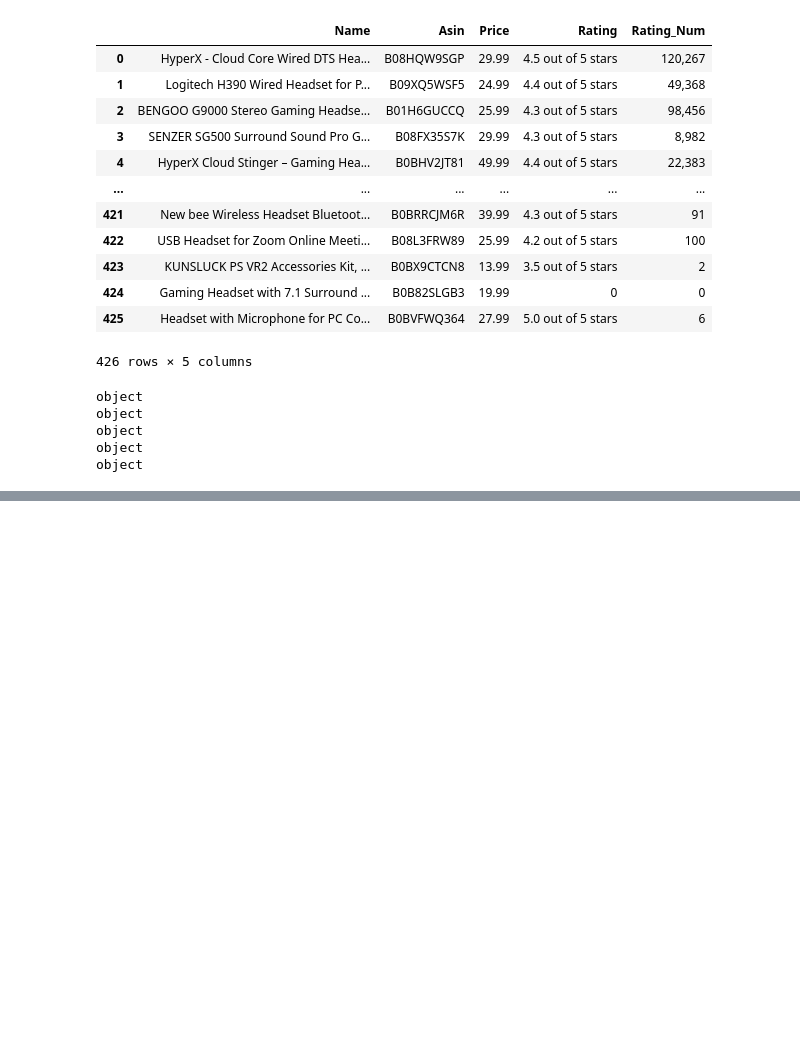
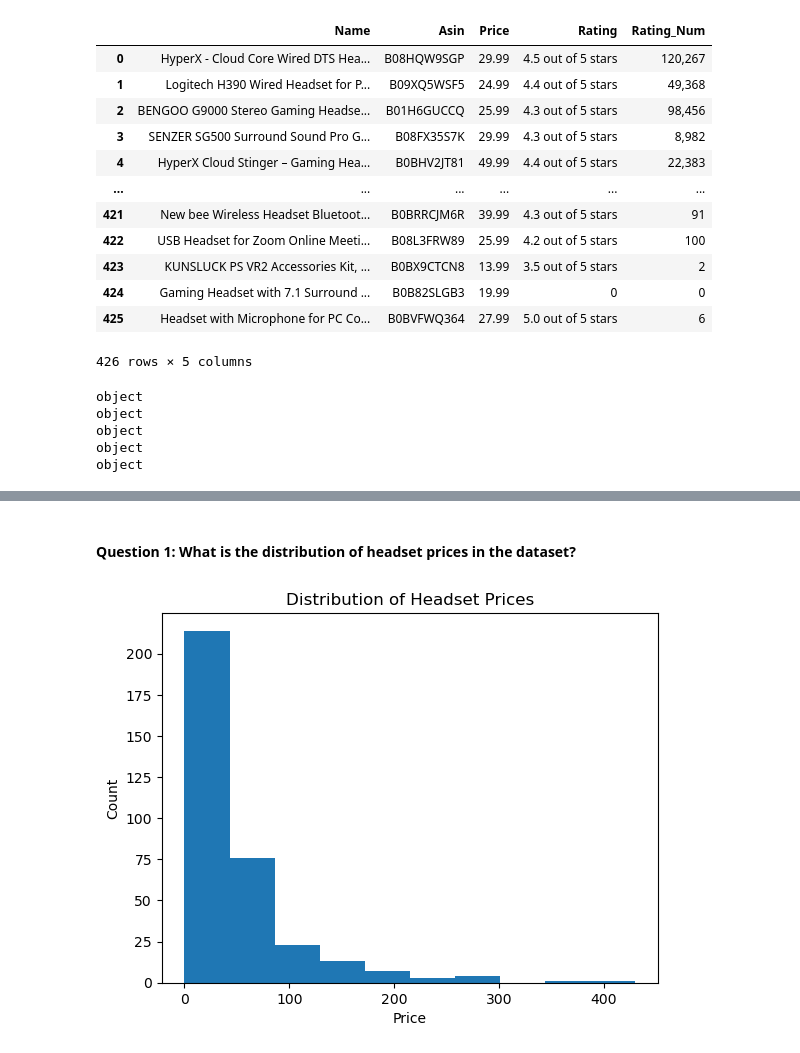
Before and after one commit to sinlesscoder/Data_Analysis_Portfolio, a Jupyter notebook: Amazon Selenium.ipynb, the cells around one changed output, grey strips where cells are left out. Cells and saved outputs as stored; diff of their text form; code cells hidden in the pictures; blank space fills up the shorter version.

```diff
--- a/Amazon Selenium.ipynb
+++ b/Amazon Selenium.ipynb
@@ -125,5 +139,5 @@ object
 df['Price'] = df['Price'].astype(float)
 df['Name'] = df['Name'].astype(str)
 df['Asin'] = df['Asin'].astype(str)
-df['Name'] = df['Name'].astype(str)
-df['Name'] = df['Name'].astype(str)
+df['Rating'] = df['Rating'].astype(str)
+df['Rating_Num'] = df['Rating_Num'].str.replace(',', '').astype(int)
@@ -133,0 +144,3 @@ float64
+# %%
+df['Rating'] = df['Rating'].astype(str).str[:3]
+df['Rating'] = df['Rating'].astype(float)
@@ -133,0 +194,3 @@ float64
+# %%
+# Dropping any duplicates
+df.drop_duplicates(subset=['Asin'], keep='first', inplace=True)
@@ -133,0 +218,13 @@ float64
+# %% [markdown]
+#### Question 1: What is the distribution of headset prices in the dataset?
+# %%
+import matplotlib.pyplot as plt
+
+# Create a histogram of the headset prices
+plt.hist(df['Price'], bins=10)
+plt.xlabel('Price')
+plt.ylabel('Count')
+plt.title('Distribution of Headset Prices')
+plt.show()
+# %% [output]
+[figure, added]
```
Also changed, not shown: parts of 15 cells of this notebook.
